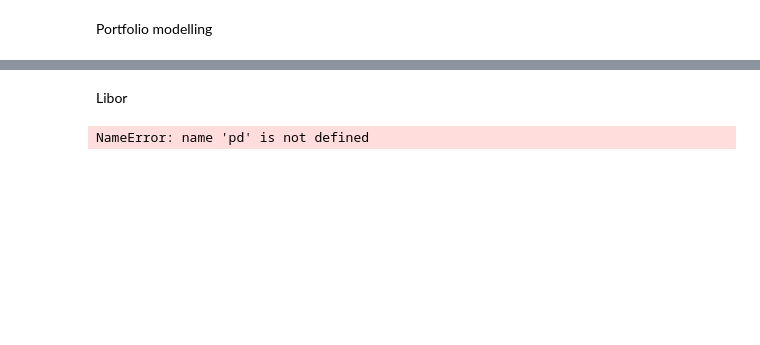
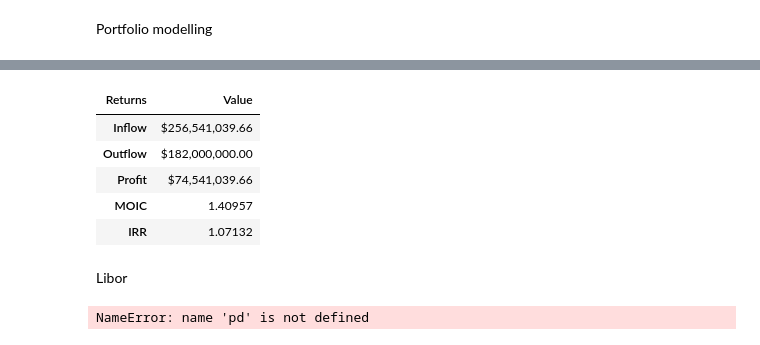
Before and after one commit to ggrillo93/financial-modelling, a Jupyter notebook: Testing.ipynb, the cells around one changed output, grey strips where cells are left out. Cells and saved outputs as stored; diff of their text form; code cells hidden in the pictures; blank space fills up the shorter version.

```diff
--- a/Testing.ipynb
+++ b/Testing.ipynb
@@ -96,3 +95,12 @@ returns(allcf[-1], alldates)
+# %%
+viewret(*returns(totcf, alldates))
+# %% [output]
+| Returns | Value |
+| Inflow | $256,541,039.66 |
+| Outflow | $182,000,000.00 |
+| Profit | $74,541,039.66 |
+| MOIC | 1.40957 |
+| IRR | 1.07132 |
 # %% [markdown]
 Libor
 # %%
```
Also changed, not shown: parts of 18 cells of this notebook, 3 other files.
